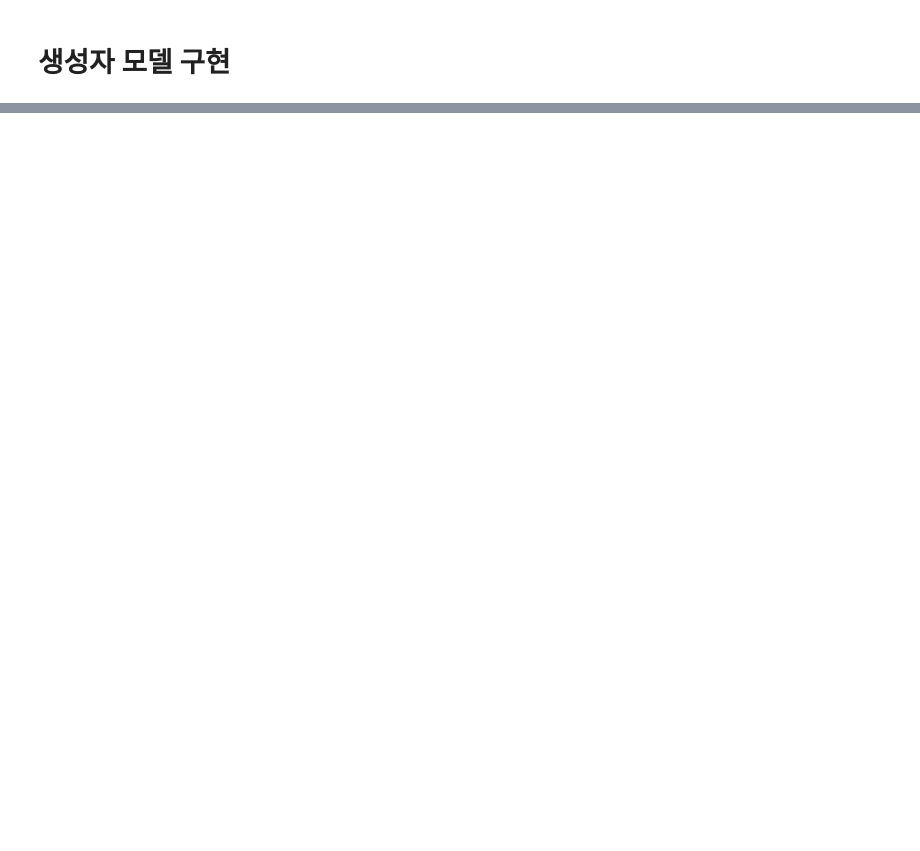
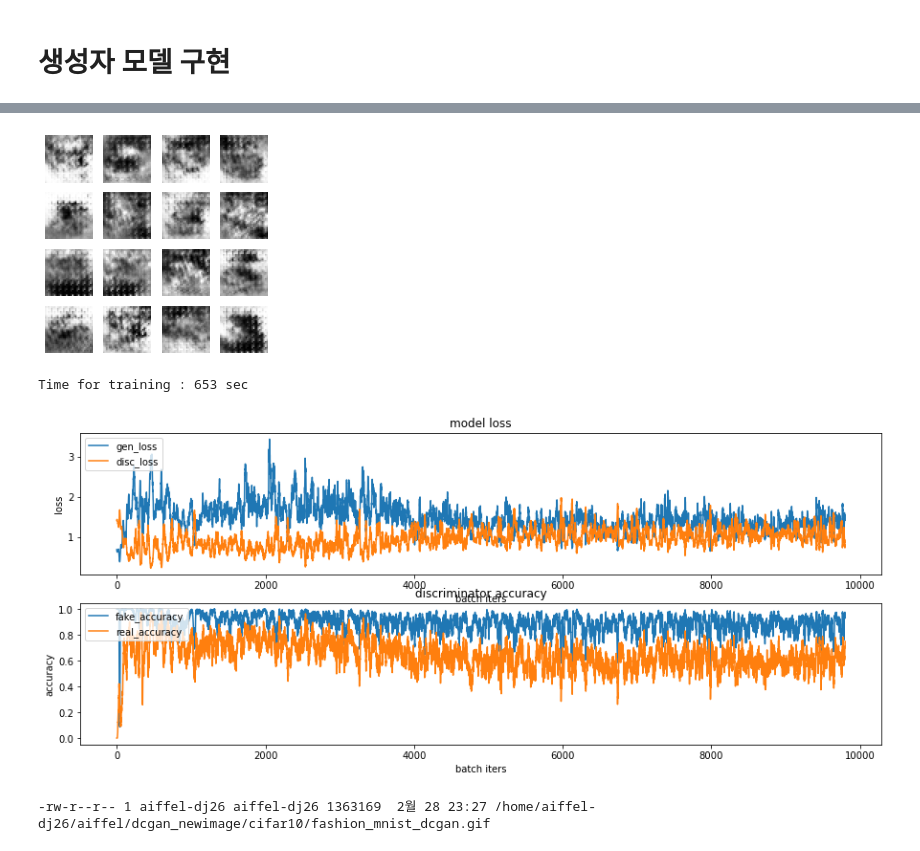
Before and after one commit to HSC-1/aiffel_achieve, a Jupyter notebook: (E12)Gan.ipynb, the cells around one changed output, grey strips where cells are left out. Cells and saved outputs as stored; diff of their text form; code cells hidden in the pictures; blank space fills up the shorter version.

```diff
--- a/(E12)Gan.ipynb
+++ b/(E12)Gan.ipynb
@@ -89,0 +221,3 @@ def make_generator_model():
+# %%
+generator_optimizer = tf.keras.optimizers.Adam(1e-4)
+discriminator_optimizer = tf.keras.optimizers.Adam(1e-4)
@@ -90,3 +302,69 @@ def make_generator_model():
+# %%
+checkpoint_dir = os.getenv('HOME')+'/aiffel/dcgan_newimage/cifar10/training_checkpoints'
+
+checkpoint_prefix = os.path.join(checkpoint_dir, "ckpt")
+checkpoint = tf.train.Checkpoint(generator_optimizer=generator_optimizer,
+                                 discriminator_optimizer=discriminator_optimizer,
+                                 generator=generator,
+                                 discriminator=discriminator)
+# %%
+def train(dataset, epochs, save_every):
+    start = time.time()
+    history = {'gen_loss':[], 'disc_loss':[], 'real_accuracy':[], 'fake_accuracy':[]}
+
+    for epoch in range(epochs):
+        epoch_start = time.time()
+        for it, image_batch in enumerate(dataset):
+            gen_loss, disc_loss, real_accuracy, fake_accuracy = train_step(image_batch)
+            history['gen_loss'].append(gen_loss)
+            history['disc_loss'].append(disc_loss)
+            history['real_accuracy'].append(real_accuracy)
+            history['fake_accuracy'].append(fake_accuracy)
+
+            if it % 50 == 0:
+                display.clear_output(wait=True)
+                generate_and_save_images(generator, epoch+1, it+1, seed)
+                print('Epoch {} | iter {}'.format(epoch+1, it+1))
+                print('Time for epoch {} : {} sec'.format(epoch+1, int(time.time()-epoch_start)))
+
+        if (epoch + 1) % save_every == 0:
+            checkpoint.save(file_prefix=checkpoint_prefix)
+
+        display.clear_output(wait=True)
+        generate_and_save_images(generator, epochs, it, seed)
+        print('Time for training : {} sec'.format(int(time.time()-start)))
+
+        draw_train_history(history, epoch)
+# %%
+save_every = 5
+EPOCHS = 50
+
+train(train_dataset, EPOCHS, save_every)
+# %% [output]
+[figure, added]
+Time for training : 653 sec
+[figure, added]
+# %%
+anim_file = os.getenv('HOME')+'/aiffel/dcgan_newimage/cifar10/fashion_mnist_dcgan.gif'
+
+with imageio.get_writer(anim_file, mode='I') as writer:
+    filenames = glob.glob('{}/aiffel/dcgan_newimage/cifar10/generated_samples/sample*.png'.format(os.getenv('HOME')))
+    filenames = sorted(filenames)
+    last = -1
+    for i, filename in enumerate(filenames):
+        frame = 2*(i**0.5)
+        if round(frame) > round(last):
+            last = frame
+        else:
+            continue
+        image = imageio.imread(filename)
+        writer.append_data(image)
+    image = imageio.imread(filename)
+    writer.append_data(image)
+
+!ls -l ~/aiffel/dcgan_newimage/cifar10/fashion_mnist_dcgan.gif
+# %% [output]
+-rw-r--r-- 1 aiffel-dj26 aiffel-dj26 1363169  2월 28 23:27 /home/aiffel-dj26/aiffel/dcgan_newimage/cifar10/fashion_mnist_dcgan.gif
 # %%
 checkpoint_dir = os.getenv('HOME')+'/aiffel/dcgan_newimage/cifar10/training_checkpoints'
 
```
Also changed, not shown: parts of 18 cells of this notebook.
